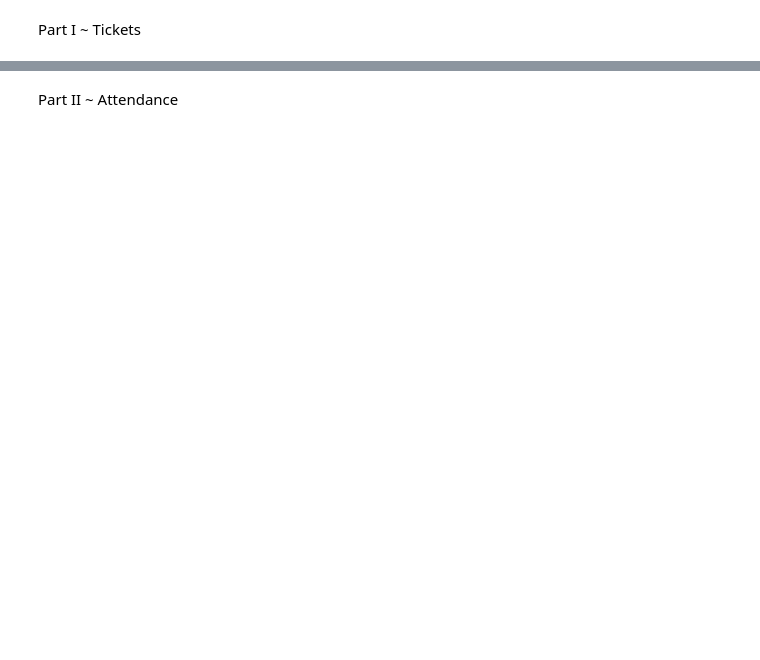
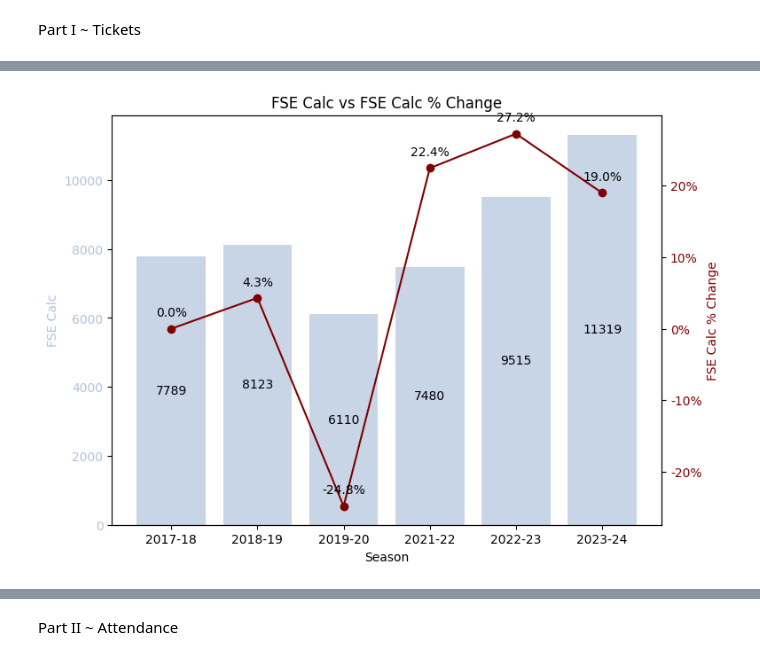
Before and after one commit to riffere-fla/pandas_party, a Jupyter notebook: historical_analysis.ipynb, the cells around one changed output, grey strips where cells are left out. Saved outputs shown, nothing was run; the diff lists cells and outputs as text; code cells hidden in the pictures; blank space fills up the shorter version.

```diff
--- a/historical_analysis.ipynb
+++ b/historical_analysis.ipynb
@@ -136,0 +328,57 @@ df_abbr
+# %%
+# STM comparison
+df_stms = df[df['ticket_type'].isin(['Full','Annual Suites','Premier','Half'])]
+df_stms = df_stms.groupby(by = ['season', 'ticket_type'], axis = 0)[['gross_revenue','paid_seats','gross_atp']].sum()
+df_stms= pd.DataFrame(df_stms).reset_index()
+
+df_stms['fse_calc'] = df_stms.apply(lambda row: round(row['paid_seats']/42,2) if row['ticket_type'] == 'Annual Suites' or row['ticket_type'] == 'Full' else
+                                    (row['paid_seats']/20 if row['ticket_type'] == 'Half' else row['paid_seats']/25), axis = 1)
+df_stms = df_stms.groupby(by = 'season', axis = 0)[['fse_calc']].sum()
+df_stms_final= pd.DataFrame(df_stms).reset_index()
+
+pct_change = df_stms[['fse_calc']].pct_change()
+
+pct_change = pd.DataFrame(pct_change).reset_index().rename(columns = {'fse_calc' : 'fse_calc_%_change'})
+pct_change[pct_change['season'] == '2017-18'] = 0
+df_stms_final = df_stms_final.merge(right = pct_change, how = 'left', on = ['season']).fillna(0)
+
+# df_stms_final.rename(columns=lambda name: name.replace('_', ' ')).style \
+#   .set_caption("Tier Comparison Table") \
+#   .format_index(str.title, axis=1) \
+#   .background_gradient(axis = 1, cmap = 'RdYlGn', vmin = 0, vmax = 100)
+
+# Create a figure and a primary axes for the bar graph
+fig, ax1 = plt.subplots(figsize=(8, 6))
+
+# Plot the bar graph on the primary axes
+bars = ax1.bar(df_stms_final['season'], df_stms_final['fse_calc'], color='lightsteelblue', alpha=0.7)
+ax1.set_ylabel('FSE Calc', color='lightsteelblue')
+ax1.tick_params(axis='y', labelcolor='lightsteelblue')
+
+# Add labels to the bars
+ax1.bar_label(bars, label_type='center', fmt='%d')
+
+# Create a twin axes for the line graph
+ax2 = ax1.twinx()
+
+# Format y-axis as percentages
+ax2.yaxis.set_major_formatter(plt.FuncFormatter(lambda x, pos: '{:.0%}'.format(x)))
+
+# Plot the line graph on the twin axes
+ax2.plot(df_stms_final['season'], df_stms_final['fse_calc_%_change'], color='maroon', marker='o')
+ax2.set_ylabel('FSE Calc % Change', color='maroon')
+ax2.tick_params(axis='y', labelcolor='maroon')
+
+# Add labels to the points on the line
+for i, (x, y) in enumerate(zip(df_stms_final['season'], df_stms_final['fse_calc_%_change'])):
+    label = f'{y*100:.1f}%'
+    ax2.annotate(label, (x, y), textcoords="offset points", xytext=(0,10), ha='center')
+
+# Set the title and labels for the X-axis
+ax1.set_title('FSE Calc vs FSE Calc % Change')
+ax1.set_xlabel('Season')
+
+# Display the plot
+plt.show()
+# %% [output]
+[figure, added]
```
Also changed, not shown: parts of 22 cells of this notebook, 1 other file.
